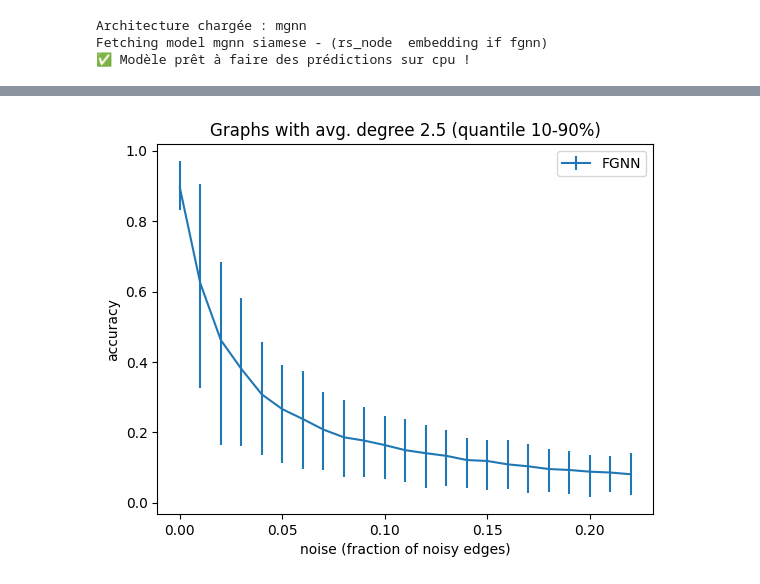
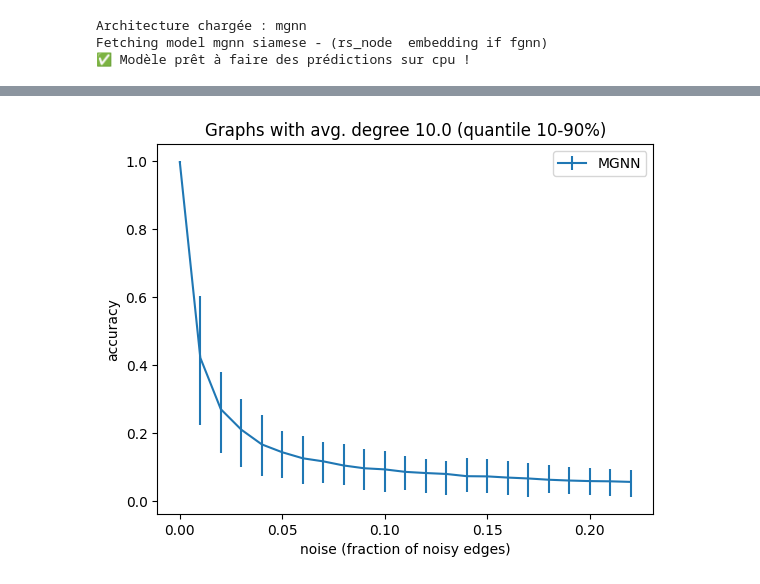
Before and after one commit to noecolomban/Project_deep_learning_APM52183, a Jupyter notebook: all_models.ipynb, the cells around one changed output, grey strips where cells are left out. Saved outputs shown, nothing was run; the diff lists cells and outputs as text; code cells hidden in the pictures.

```diff
--- a/all_models.ipynb
+++ b/all_models.ipynb
@@ -185,7 +185,7 @@ def creat_args(config, num_ex = 1000):
     args['n_vertices'] = n_vertices # On FORCE la présence de la clé pour QAP_Generator
     # -----------------------------
 
-    edge_density = args.get('density', args.get('edge_density', 0.05))
+    edge_density = args.get('density', args.get('edge_density', 0.2))
 
     # On unifie les noms pour le générateur
     args['edge_density'] = edge_density
@@ -226,7 +226,7 @@ def compute_quant(all_acc,quant_low=0.1,quant_up=0.9):
 # Le chemin doit pointer vers le dossier qui CONTIENT les fichiers config.json et model_best.pth.tar
 # Exemple : '/root/experiments-gnn/qap/fgnn_4_ErdosRenyi_50_0.05/03-02-26-10-15'
 
-model_path = 'trained_models//mgnn'
+model_path = 'trained_models//mgnn_good'
 
 # 2. CHARGEMENT DE LA CONFIGURATION
 config_model, device = get_device_config(model_path)
@@ -283,13 +303,13 @@ mc_50, q50 = compute_quant(all_a,quant_low=quant_low,quant_up=quant_up)
 # %%
 #error_50 = acc_2_error(mc_50,q50)
 error_50 = abs(acc_2_error(mc_50,q50))
 
-plt.errorbar(list_noise,mc_50,yerr=error_50.T,label='FGNN');
+plt.errorbar(list_noise,mc_50,yerr=error_50.T,label='MGNN');
 plt.xlabel('noise (fraction of noisy edges)')
 plt.ylabel('accuracy')
 plt.title(f'Graphs with avg. degree {deg} (quantile {int(100*quant_low)}-{int(100*quant_up)}%)')
 plt.legend()
-plt.savefig("images/graph_mgnn_1.png")
+plt.savefig("images/graph_mgnn_deg10.png")
 plt.show()
 # %% [output]
-[figure, old version]
+[figure, new version]
```
Also changed, not shown: parts of 2 cells of this notebook, 2 other files.
